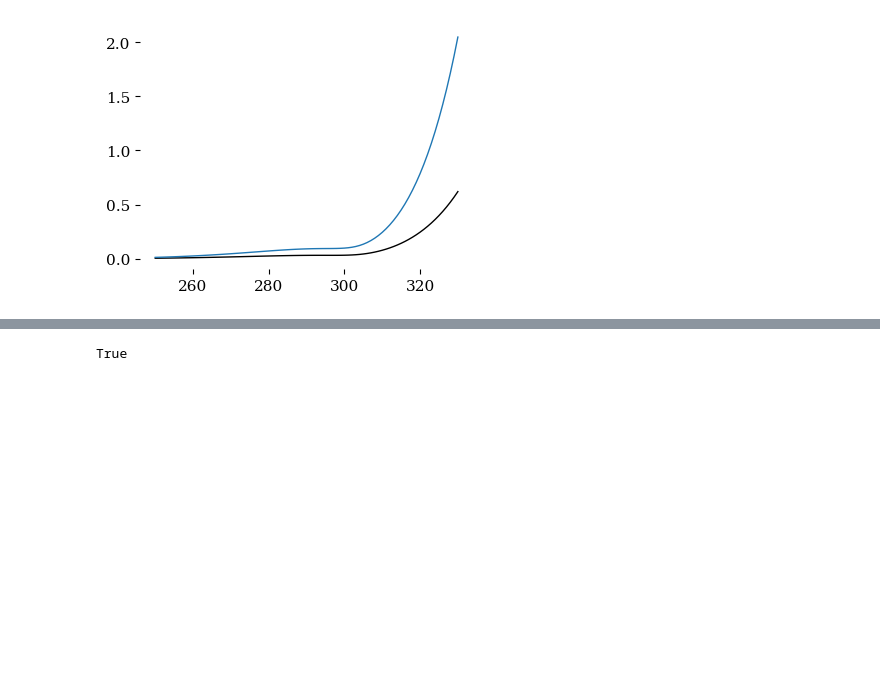
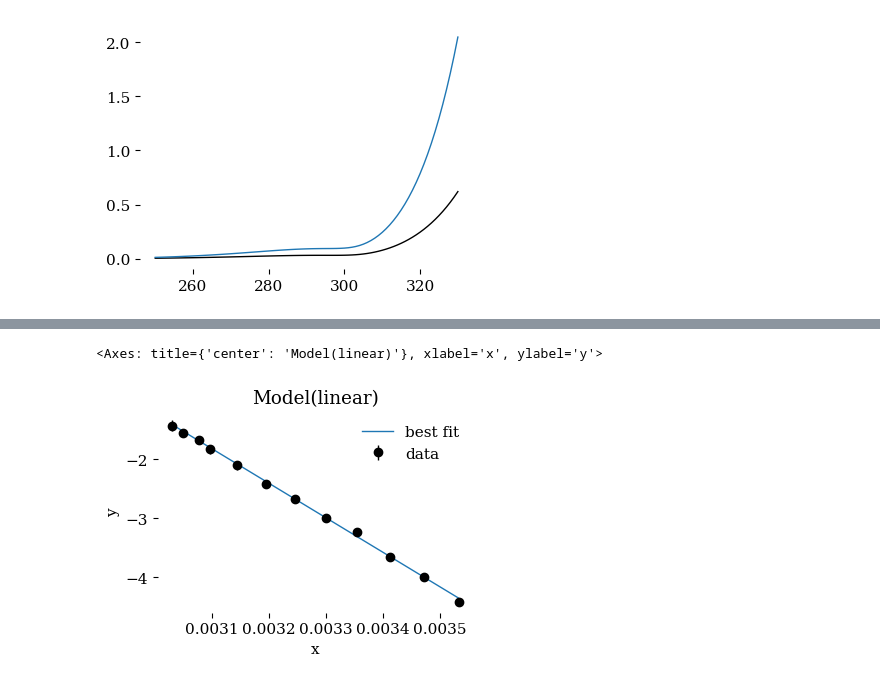
Before and after one commit to blinkletter/StealThisCode, a Jupyter notebook: 5_Erying/5_Erying_Plots_3_NoLever.ipynb, the cells around one changed output, grey strips where cells are left out. Drawn from its saved outputs; the diff is of its cells as text; code cells hidden in the pictures; blank space fills up the shorter version.

```diff
--- a/5_Erying/5_Erying_Plots_3_NoLever.ipynb
+++ b/5_Erying/5_Erying_Plots_3_NoLever.ipynb
@@ -495,4 +523,5 @@ AttributeError: 'ModelResult' object has no attribute 'dely'
 # %%
-result.errorbars
+result.plot_fit()
 # %% [output]
-True
+<Axes: title={'center': 'Model(linear)'}, xlabel='x', ylabel='y'>
+[figure, added]
```
Also changed, not shown: parts of 9 cells of this notebook, 15 other files.
